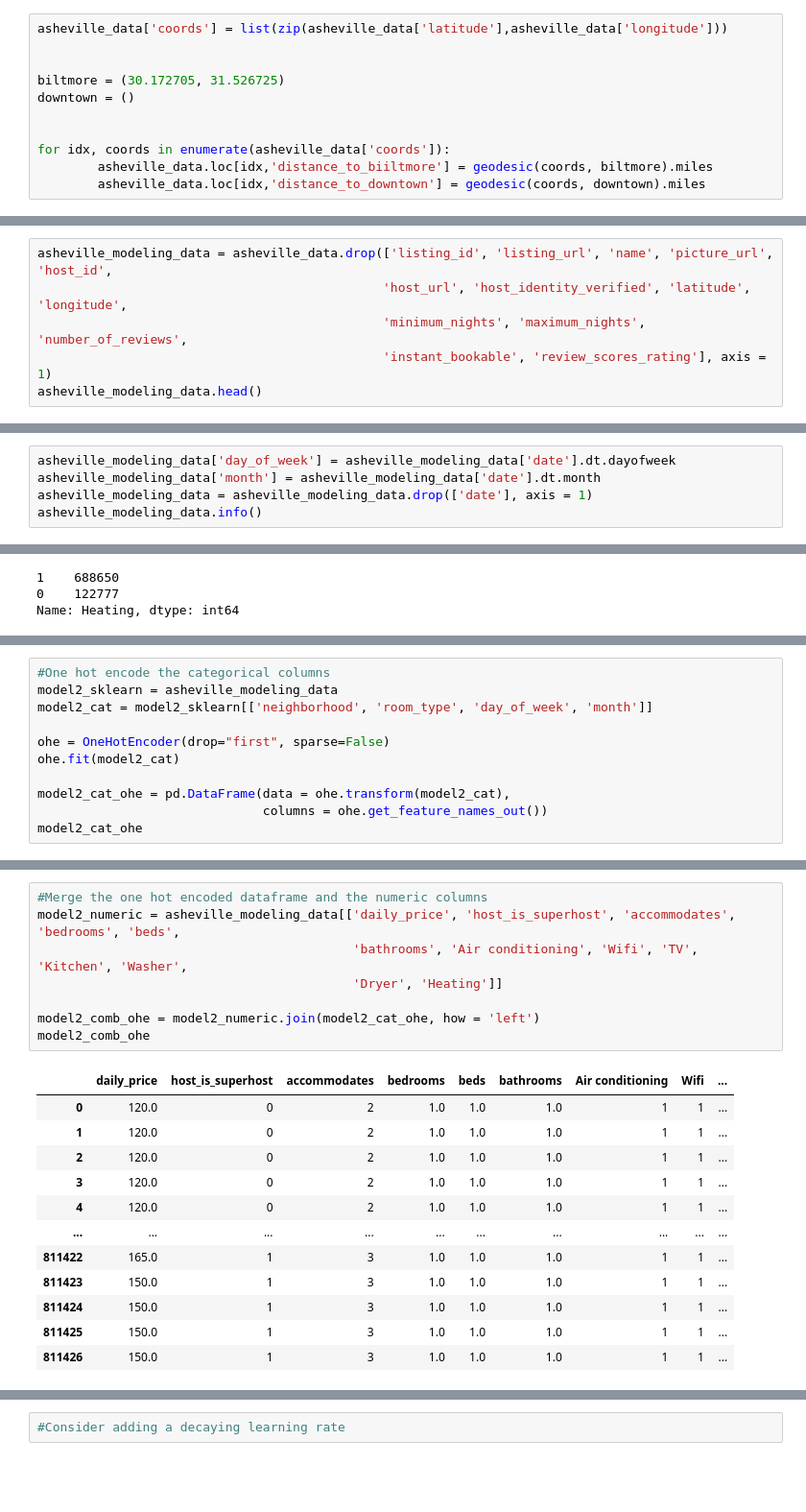
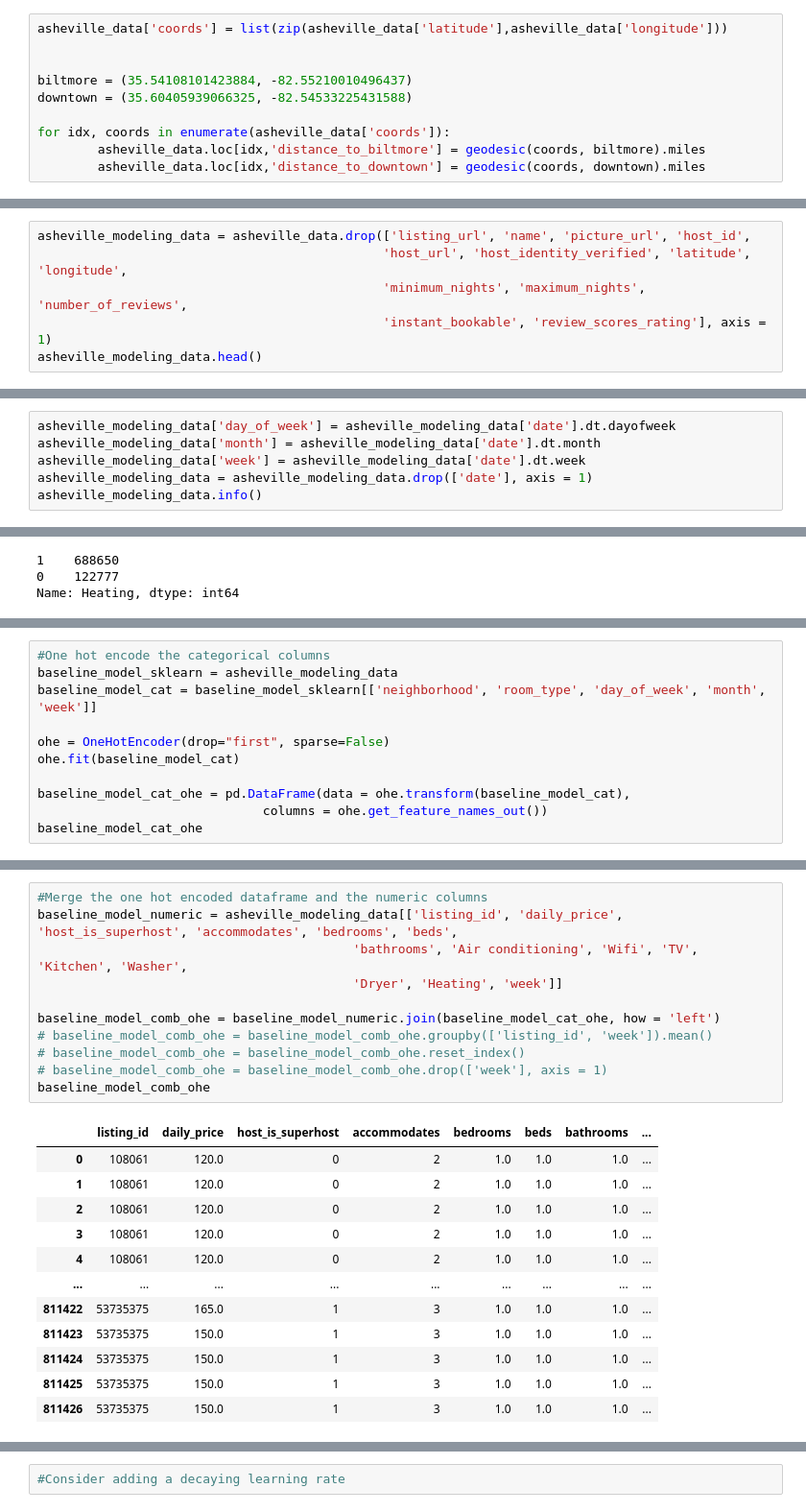
Before and after one commit to sjeanat3/Asheville-AirBnB-Experience-Recommendation, a Jupyter notebook: Notebooks/Asheville AirBnB Price Prediction Notebook.ipynb, the cells around one changed output, grey strips where cells are left out. Shown at 96% size. Drawn from its saved outputs; the diff is of its cells as text; blank space fills up the shorter version.

```diff
--- a/Notebooks/Asheville AirBnB Price Prediction Notebook.ipynb
+++ b/Notebooks/Asheville AirBnB Price Prediction Notebook.ipynb
@@ -890,10 +896,9 @@ ModuleNotFoundError: No module named 'geopy'
 asheville_data['coords'] = list(zip(asheville_data['latitude'],asheville_data['longitude']))
 
 
-biltmore = (30.172705, 31.526725)
-downtown = ()
-
+biltmore = (35.54108101423884, -82.55210010496437)
+downtown = (35.60405939066325, -82.54533225431588)
 
 for idx, coords in enumerate(asheville_data['coords']):
-        asheville_data.loc[idx,'distance_to_biiltmore'] = geodesic(coords, biltmore).miles
+        asheville_data.loc[idx,'distance_to_biltmore'] = geodesic(coords, biltmore).miles
         asheville_data.loc[idx,'distance_to_downtown'] = geodesic(coords, downtown).miles
@@ -927,7 +934,7 @@ plt.show()
 # %% [output]
 [figure]
 # %%
-asheville_modeling_data = asheville_data.drop(['listing_id', 'listing_url', 'name', 'picture_url', 'host_id',
+asheville_modeling_data = asheville_data.drop(['listing_url', 'name', 'picture_url', 'host_id',
                                               'host_url', 'host_identity_verified', 'latitude', 'longitude',
                                               'minimum_nights', 'maximum_nights', 'number_of_reviews',
                                               'instant_bookable', 'review_scores_rating'], axis = 1)
@@ -951,6 +958,7 @@ Name: neighborhood, dtype: int64
 # %%
 asheville_modeling_data['day_of_week'] = asheville_modeling_data['date'].dt.dayofweek
 asheville_modeling_data['month'] = asheville_modeling_data['date'].dt.month
+asheville_modeling_data['week'] = asheville_modeling_data['date'].dt.week
 asheville_modeling_data = asheville_modeling_data.drop(['date'], axis = 1)
 asheville_modeling_data.info()
 # %% [output]
@@ -1123,14 +1033,14 @@ plt.figure(figsize=(20, 500))
 # %%
 #One hot encode the categorical columns
-model2_sklearn = asheville_modeling_data
-model2_cat = model2_sklearn[['neighborhood', 'room_type', 'day_of_week', 'month']]
+baseline_model_sklearn = asheville_modeling_data
+baseline_model_cat = baseline_model_sklearn[['neighborhood', 'room_type', 'day_of_week', 'month', 'week']]
 
 ohe = OneHotEncoder(drop="first", sparse=False)
-ohe.fit(model2_cat)
+ohe.fit(baseline_model_cat)
 
-model2_cat_ohe = pd.DataFrame(data = ohe.transform(model2_cat),
+baseline_model_cat_ohe = pd.DataFrame(data = ohe.transform(baseline_model_cat),
                               columns = ohe.get_feature_names_out())
-model2_cat_ohe
+baseline_model_cat_ohe
 # %% [output]
 |  | neighborhood_Asheville | neighborhood_Candler | neighborhood_Fletcher | neighborhood_Woodfin | ... |
 | 0 | 1.0 | 0.0 | 0.0 | 0.0 | ... |
@@ -1148,21 +1058,24 @@ model2_cat_ohe
 # %%
 #Merge the one hot encoded dataframe and the numeric columns
-model2_numeric = asheville_modeling_data[['daily_price', 'host_is_superhost', 'accommodates', 'bedrooms', 'beds',
+baseline_model_numeric = asheville_modeling_data[['listing_id', 'daily_price', 'host_is_superhost', 'accommodates', 'bedrooms', 'beds',
                                           'bathrooms', 'Air conditioning', 'Wifi', 'TV', 'Kitchen', 'Washer',
-                                          'Dryer', 'Heating']]
+                                          'Dryer', 'Heating', 'week']]
 
-model2_comb_ohe = model2_numeric.join(model2_cat_ohe, how = 'left')
-model2_comb_ohe
+baseline_model_comb_ohe = baseline_model_numeric.join(baseline_model_cat_ohe, how = 'left')
+# baseline_model_comb_ohe = baseline_model_comb_ohe.groupby(['listing_id', 'week']).mean()
+# baseline_model_comb_ohe = baseline_model_comb_ohe.reset_index()
+# baseline_model_comb_ohe = baseline_model_comb_ohe.drop(['week'], axis = 1)
+baseline_model_comb_ohe
 # %% [output]
-|  | daily_price | host_is_superhost | accommodates | bedrooms | beds | bathrooms | Air conditioning | Wifi | ... |
-| 0 | 120.0 | 0 | 2 | 1.0 | 1.0 | 1.0 | 1 | 1 | ... |
-| 1 | 120.0 | 0 | 2 | 1.0 | 1.0 | 1.0 | 1 | 1 | ... |
-| 2 | 120.0 | 0 | 2 | 1.0 | 1.0 | 1.0 | 1 | 1 | ... |
-| 3 | 120.0 | 0 | 2 | 1.0 | 1.0 | 1.0 | 1 | 1 | ... |
-| 4 | 120.0 | 0 | 2 | 1.0 | 1.0 | 1.0 | 1 | 1 | ... |
-| ... | ... | ... | ... | ... | ... | ... | ... | ... | ... |
-| 811422 | 165.0 | 1 | 3 | 1.0 | 1.0 | 1.0 | 1 | 1 | ... |
-| 811423 | 150.0 | 1 | 3 | 1.0 | 1.0 | 1.0 | 1 | 1 | ... |
-| 811424 | 150.0 | 1 | 3 | 1.0 | 1.0 | 1.0 | 1 | 1 | ... |
-| 811425 | 150.0 | 1 | 3 | 1.0 | 1.0 | 1.0 | 1 | 1 | ... |
-| 811426 | 150.0 | 1 | 3 | 1.0 | 1.0 | 1.0 | 1 | 1 | ... |
+|  | listing_id | daily_price | host_is_superhost | accommodates | bedrooms | beds | bathrooms | ... |
+| 0 | 108061 | 120.0 | 0 | 2 | 1.0 | 1.0 | 1.0 | ... |
+| 1 | 108061 | 120.0 | 0 | 2 | 1.0 | 1.0 | 1.0 | ... |
+| 2 | 108061 | 120.0 | 0 | 2 | 1.0 | 1.0 | 1.0 | ... |
+| 3 | 108061 | 120.0 | 0 | 2 | 1.0 | 1.0 | 1.0 | ... |
+| 4 | 108061 | 120.0 | 0 | 2 | 1.0 | 1.0 | 1.0 | ... |
+| ... | ... | ... | ... | ... | ... | ... | ... | ... |
+| 811422 | 53735375 | 165.0 | 1 | 3 | 1.0 | 1.0 | 1.0 | ... |
+| 811423 | 53735375 | 150.0 | 1 | 3 | 1.0 | 1.0 | 1.0 | ... |
+| 811424 | 53735375 | 150.0 | 1 | 3 | 1.0 | 1.0 | 1.0 | ... |
+| 811425 | 53735375 | 150.0 | 1 | 3 | 1.0 | 1.0 | 1.0 | ... |
+| 811426 | 53735375 | 150.0 | 1 | 3 | 1.0 | 1.0 | 1.0 | ... |
```
Also changed, not shown: parts of 47 cells of this notebook.
